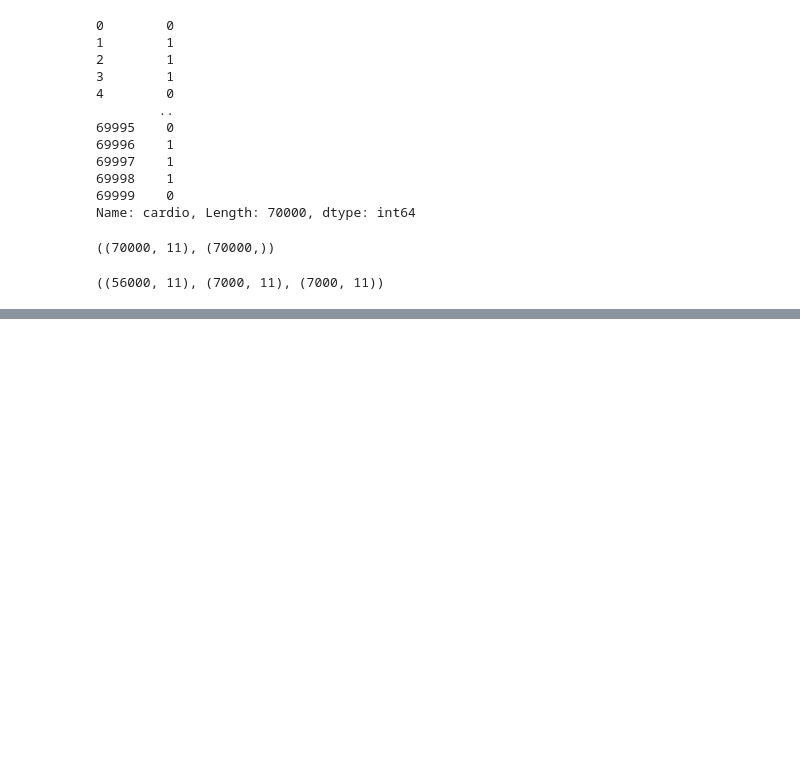
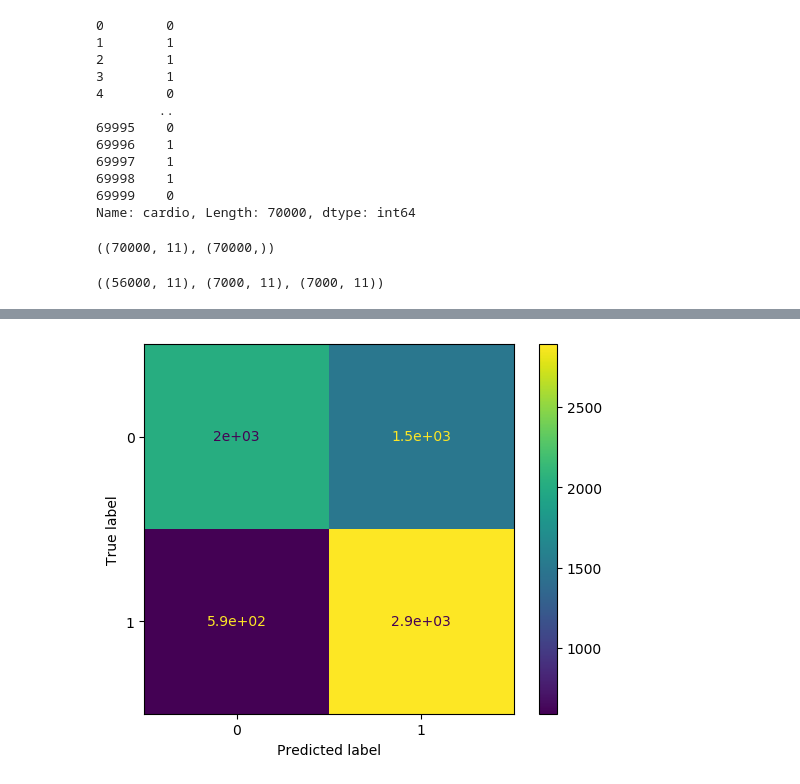
Before and after one commit to hamednasr/SageMaker, a Jupyter notebook: predicting cardiovascular disease.ipynb, the cells around one changed output, grey strips where cells are left out. Cells and saved outputs as stored; diff of their text form; code cells hidden in the pictures; blank space fills up the shorter version.

Commit message:
model trained and evaluation

```diff
--- a/predicting cardiovascular disease.ipynb
+++ b/predicting cardiovascular disease.ipynb
@@ -201,0 +244,2 @@ boto3.Session().region_name
+# %%
+xgboost_model.fit(data_channels)
@@ -201,0 +266,5 @@ boto3.Session().region_name
+# %%
+xgboost_predictor = xgboost_model.deploy(initial_instance_count = 1,
+                                instance_type = "ml.m4.xlarge",
+                                serializer=CSVSerializer(),
+                                deserializer=JSONDeserializer())
@@ -201,0 +277,5 @@ boto3.Session().region_name
+# %%
+result = xgboost_predictor.predict(X_test)
+# %%
+y_pred = np.array([r['score'] for r in result['predictions']])
+y_pred
@@ -201,0 +301,7 @@ boto3.Session().region_name
+# %%
+cm = confusion_matrix(y_test, y_pred)
+disp = ConfusionMatrixDisplay(confusion_matrix=cm, display_labels=['0','1'])
+disp.plot()
+plt.show()
+# %% [output]
+[figure, added]
```
Also changed, not shown: parts of 32 cells of this notebook.
